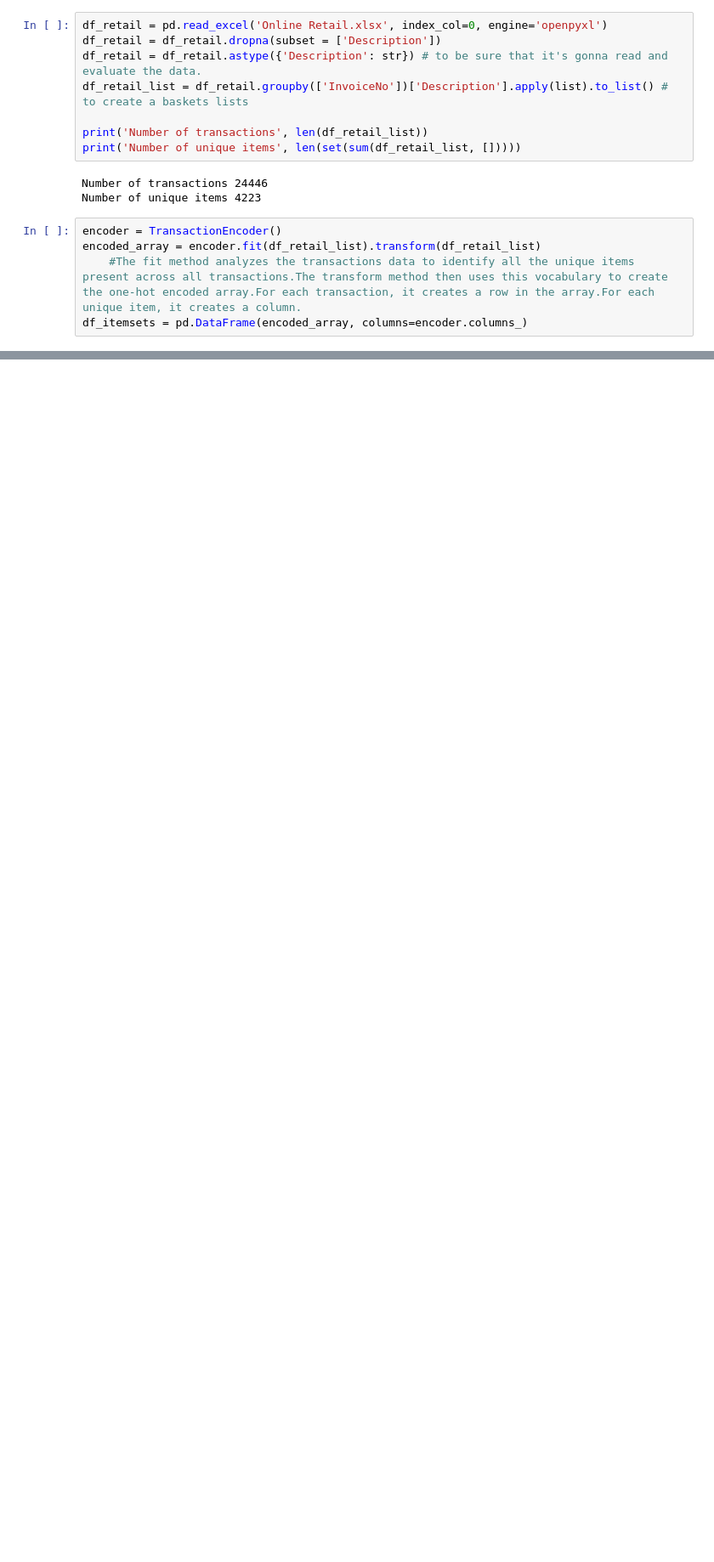
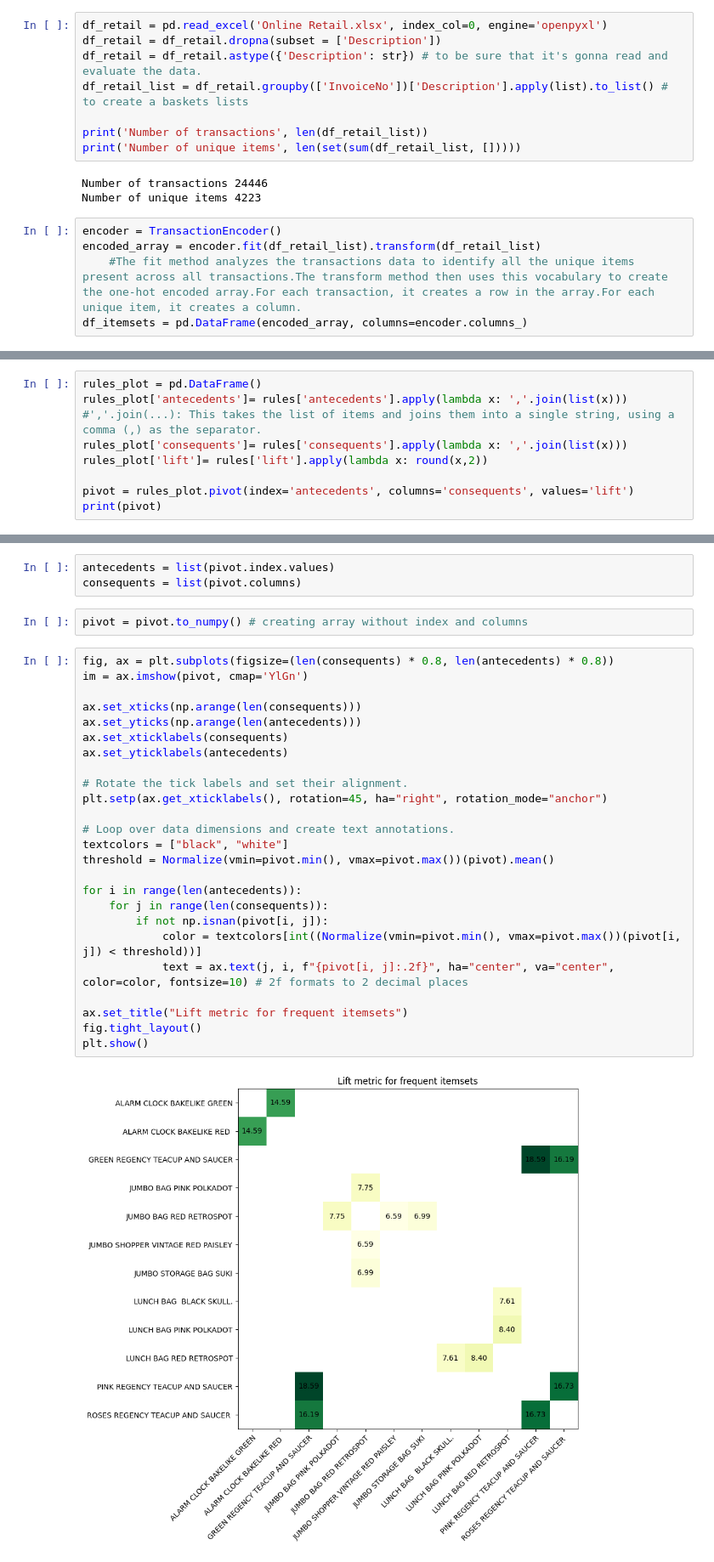
Before and after one commit to DamianRogowski-DR/Online-Retail-Market-Basket-Analysis-with-Apriori, a Jupyter notebook: apriori_algorithm.ipynb, the cells around one changed output, grey strips where cells are left out. Shown at 85% size. Cells and saved outputs as stored; diff of their text form; blank space fills up the shorter version.

Commit message:
Add: Heatmap with Lift metric for frequent itemsets

```diff
--- a/apriori_algorithm.ipynb
+++ b/apriori_algorithm.ipynb
@@ -65,0 +66,8 @@ print(rules.iloc[:,:7])
+# %%
+rules_plot = pd.DataFrame()
+rules_plot['antecedents']= rules['antecedents'].apply(lambda x: ','.join(list(x))) #','.join(...): This takes the list of items and joins them into a single string, using a comma (,) as the separator.
+rules_plot['consequents']= rules['consequents'].apply(lambda x: ','.join(list(x)))
+rules_plot['lift']= rules['lift'].apply(lambda x: round(x,2))
+
+pivot = rules_plot.pivot(index='antecedents', columns='consequents', values='lift')
+print(pivot)
@@ -65,0 +92,32 @@ print(rules.iloc[:,:7])
+# %%
+antecedents = list(pivot.index.values)
+consequents = list(pivot.columns)
+# %%
+pivot = pivot.to_numpy() # creating array without index and columns
+# %%
+fig, ax = plt.subplots(figsize=(len(consequents) * 0.8, len(antecedents) * 0.8))
+im = ax.imshow(pivot, cmap='YlGn')
+
+ax.set_xticks(np.arange(len(consequents)))
+ax.set_yticks(np.arange(len(antecedents)))
+ax.set_xticklabels(consequents)
+ax.set_yticklabels(antecedents)
+
+# Rotate the tick labels and set their alignment.
+plt.setp(ax.get_xticklabels(), rotation=45, ha="right", rotation_mode="anchor")
+
+# Loop over data dimensions and create text annotations.
+textcolors = ["black", "white"]
+threshold = Normalize(vmin=pivot.min(), vmax=pivot.max())(pivot).mean()
+
+for i in range(len(antecedents)):
+    for j in range(len(consequents)):
+        if not np.isnan(pivot[i, j]):
+            color = textcolors[int((Normalize(vmin=pivot.min(), vmax=pivot.max())(pivot[i, j]) < threshold))]
+            text = ax.text(j, i, f"{pivot[i, j]:.2f}", ha="center", va="center", color=color, fontsize=10) # 2f formats to 2 decimal places
+
+ax.set_title("Lift metric for frequent itemsets")
+fig.tight_layout()
+plt.show()
+# %% [output]
+[figure, added]
```
Also changed, not shown: parts of 3 cells of this notebook.
